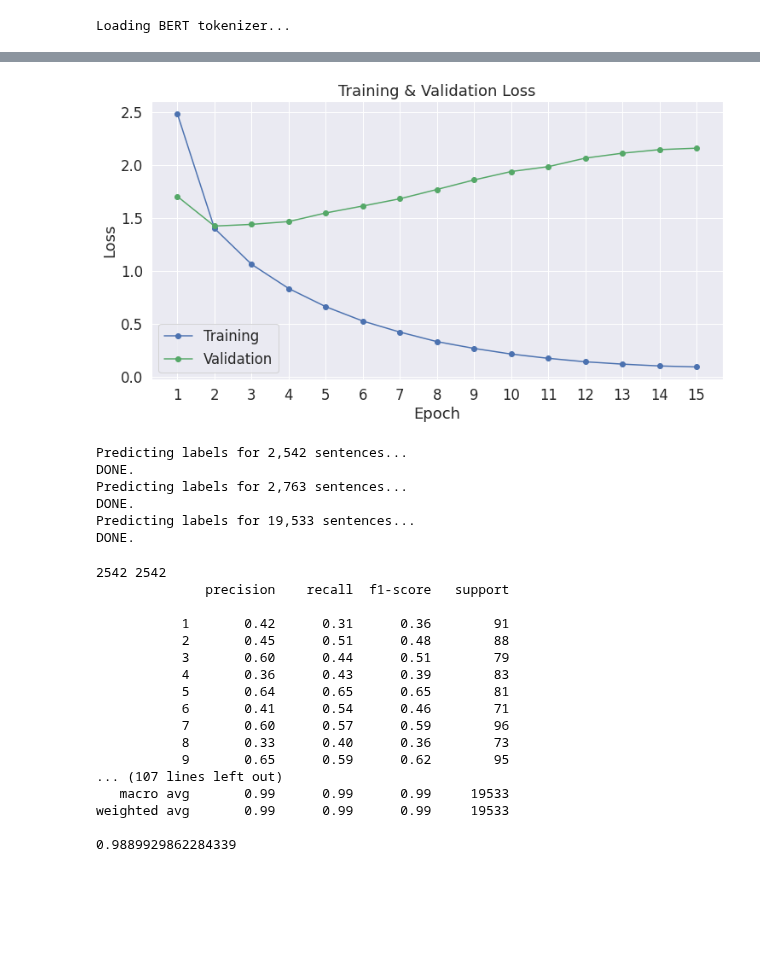
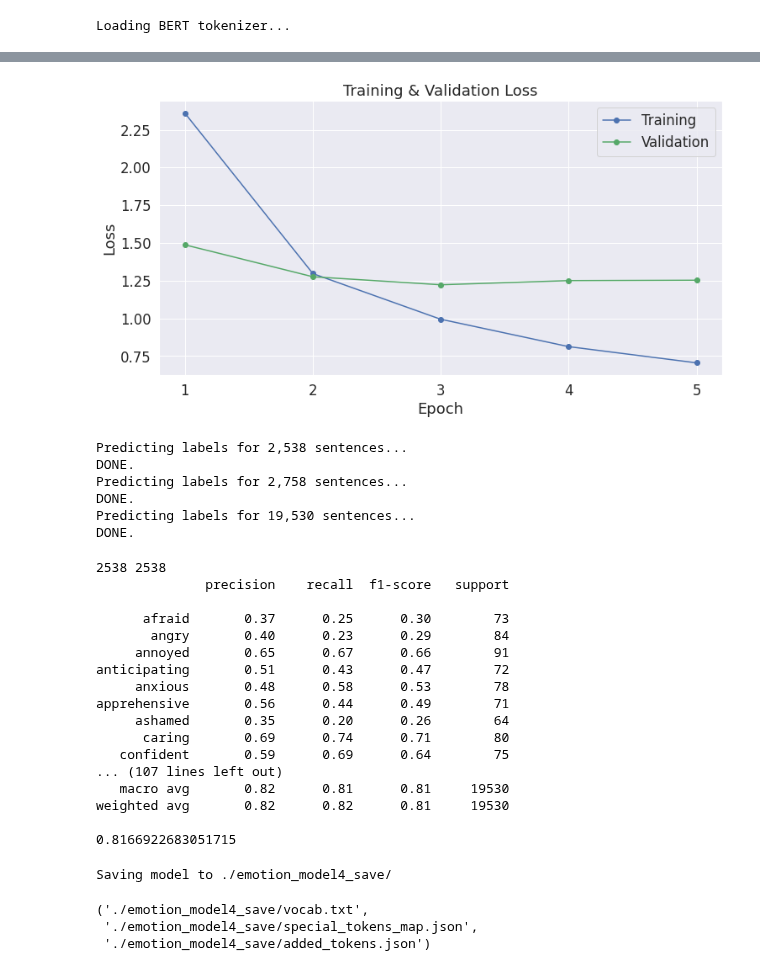
Before and after one commit to omkarpat/EmpatheticDialoguesEmotionDetection, a Jupyter notebook: Full_Emotion_models.ipynb, the cells around one changed output, grey strips where cells are left out. Saved outputs shown, nothing was run; the diff lists cells and outputs as text; code cells hidden in the pictures; blank space fills up the shorter version.

Commit message:
model 4 trained on complete set of emotions

```diff
--- a/Full_Emotion_models.ipynb
+++ b/Full_Emotion_models.ipynb
@@ -88,11 +88,11 @@ We will use the GPU: Tesla P100-PCIE-16GB
 import pandas as pd
 import numpy as np
 
-train_df = pd.read_csv('Data/data_sample_fixed_processed_model1_final.csv', sep='|', error_bad_lines=False)
+train_df = pd.read_csv('Data/data_sample_fixed_processed_model4_final.csv', sep='|', error_bad_lines=False)
 train_df = train_df.dropna()
-valid_df = pd.read_csv('Data/valid_fixed_processed_model1_final.csv', sep='|', error_bad_lines=False)
+valid_df = pd.read_csv('Data/valid_fixed_processed_model4_final.csv', sep='|', error_bad_lines=False)
 valid_df = valid_df.dropna()
-test_df = pd.read_csv('Data/test_fixed_processed_model1_final.csv', sep='|', error_bad_lines=False)
+test_df = pd.read_csv('Data/test_fixed_processed_model4_final.csv', sep='|', error_bad_lines=False)
 test_df = test_df.dropna()
 # %%
 train_df.emotion.unique()
@@ -140,11 +140,21 @@ category2index = {
     "content":31,
     "anticipating":32
 }
+index2category = {}
+for key, value in category2index.items():
+  index2category[value] = key
+
 def category2label(category):
   for key in category2index.keys():
     if key == category:
       return category2index[key]
   return 0
+
+def label2emotion(labels):
+  emotion_list = []
+  for label in labels:
+    emotion_list.append(index2category[label])
+  return emotion_list
 # %%
 print('Number of training sentences: {:,}\n'.format(train_df.shape[0]))
 print('Number of valid sentences: {:,}\n'.format(valid_df.shape[0]))
@@ -422,7 +434,7 @@ import random
 import numpy as np
 from transformers import get_linear_schedule_with_warmup
 
-def train(dataloader, epochs=15):
+def train(dataloader, epochs=5):
 # This training code is based on the `run_glue.py` script here:
 # https://github.com/huggingface/transformers/blob/5bfcd0485ece086ebcbed2d008813037968a9e58/examples/run_glue.py#L128
 
@@ -702,30 +704,30 @@ df_stats
 # %%
 import matplotlib.pyplot as plt
 % matplotlib inline
 
 import seaborn as sns
 
 # Use plot styling from seaborn.
 sns.set(style='darkgrid')
 
 # Increase the plot size and font size.
 sns.set(font_scale=1.5)
 plt.rcParams["figure.figsize"] = (12,6)
 
 # Plot the learning curve.
 plt.plot(df_stats['Training Loss'], 'b-o', label="Training")
 plt.plot(df_stats['Valid. Loss'], 'g-o', label="Validation")
 
 # Label the plot.
 plt.title("Training & Validation Loss")
 plt.xlabel("Epoch")
 plt.ylabel("Loss")
 plt.legend()
-plt.xticks([1, 2, 3, 4, 5, 6, 7, 8, 9, 10, 11, 12, 13, 14, 15])
+plt.xticks([1, 2, 3, 4, 5])
 
 plt.show()
 # %% [output]
-[figure, old version]
+[figure, new version]
 # %%
 def predict(dataset):
 
@@ -777,9 +779,9 @@ test_predictions, test_true_labels = predict(dataset_test)
 valid_predictions, valid_true_labels = predict(dataset_valid)
 train_predictions, train_true_labels = predict(dataset_train)
 # %% [output]
-Predicting labels for 2,542 sentences...
+Predicting labels for 2,538 sentences...
 DONE.
-Predicting labels for 2,763 sentences...
+Predicting labels for 2,758 sentences...
 DONE.
-Predicting labels for 19,533 sentences...
+Predicting labels for 19,530 sentences...
 DONE.
@@ -798,6 +806,8 @@ def metrics(predictions, true_labels):
       labels_flat = np.append(labels_flat, true_labels[i].flatten())
 
   print(len(pred_flat), len(labels_flat))
+  pred_flat = label2emotion(pred_flat)
+  labels_flat = label2emotion(labels_flat)
   print(classification_report(labels_flat, pred_flat))
   print(accuracy_score(labels_flat, pred_flat))
   return pred_flat, confidence_flat
@@ -805,29 +815,29 @@ pred_flat_test, confidence_flat_test = metrics(test_predictions, test_true_label
 pred_flat_valid, confidence_flat_valid = metrics(valid_predictions, valid_true_labels)
 pred_flat_train, confidence_flat_train = metrics(train_predictions, train_true_labels)
 # %% [output]
-2542 2542
+2538 2538
               precision    recall  f1-score   support
 
-           1       0.42      0.31      0.36        91
-           2       0.45      0.51      0.48        88
-           3       0.60      0.44      0.51        79
-           4       0.36      0.43      0.39        83
-           5       0.64      0.65      0.65        81
-           6       0.41      0.54      0.46        71
-           7       0.60      0.57      0.59        96
-           8       0.33      0.40      0.36        73
-           9       0.65      0.59      0.62        95
+      afraid       0.37      0.25      0.30        73
+       angry       0.40      0.23      0.29        84
+     annoyed       0.65      0.67      0.66        91
+anticipating       0.51      0.43      0.47        72
+     anxious       0.48      0.58      0.53        78
+apprehensive       0.56      0.44      0.49        71
+     ashamed       0.35      0.20      0.26        64
+      caring       0.69      0.74      0.71        80
+   confident       0.59      0.69      0.64        75
 ... (107 lines left out)
-   macro avg       0.99      0.99      0.99     19533
-weighted avg       0.99      0.99      0.99     19533
+   macro avg       0.82      0.81      0.81     19530
+weighted avg       0.82      0.82      0.81     19530
 
-0.9889929862284339
+0.8166922683051715
 # %%
 import os
 
 # Saving best-practices: if you use defaults names for the model, you can reload it using from_pretrained()
 
-output_dir = './model_save/'
+output_dir = './emotion_model4_save/'
 
 # Create output directory if needed
 if not os.path.exists(output_dir):
@@ -843,3 +853,8 @@ tokenizer.save_pretrained(output_dir)
 
 # Good practice: save your training arguments together with the trained model
 # torch.save(args, os.path.join(output_dir, 'training_args.bin'))
+# %% [output]
+Saving model to ./emotion_model4_save/
+('./emotion_model4_save/vocab.txt',
+ './emotion_model4_save/special_tokens_map.json',
+ './emotion_model4_save/added_tokens.json')
```
Also changed, not shown: parts of 9 cells of this notebook.
